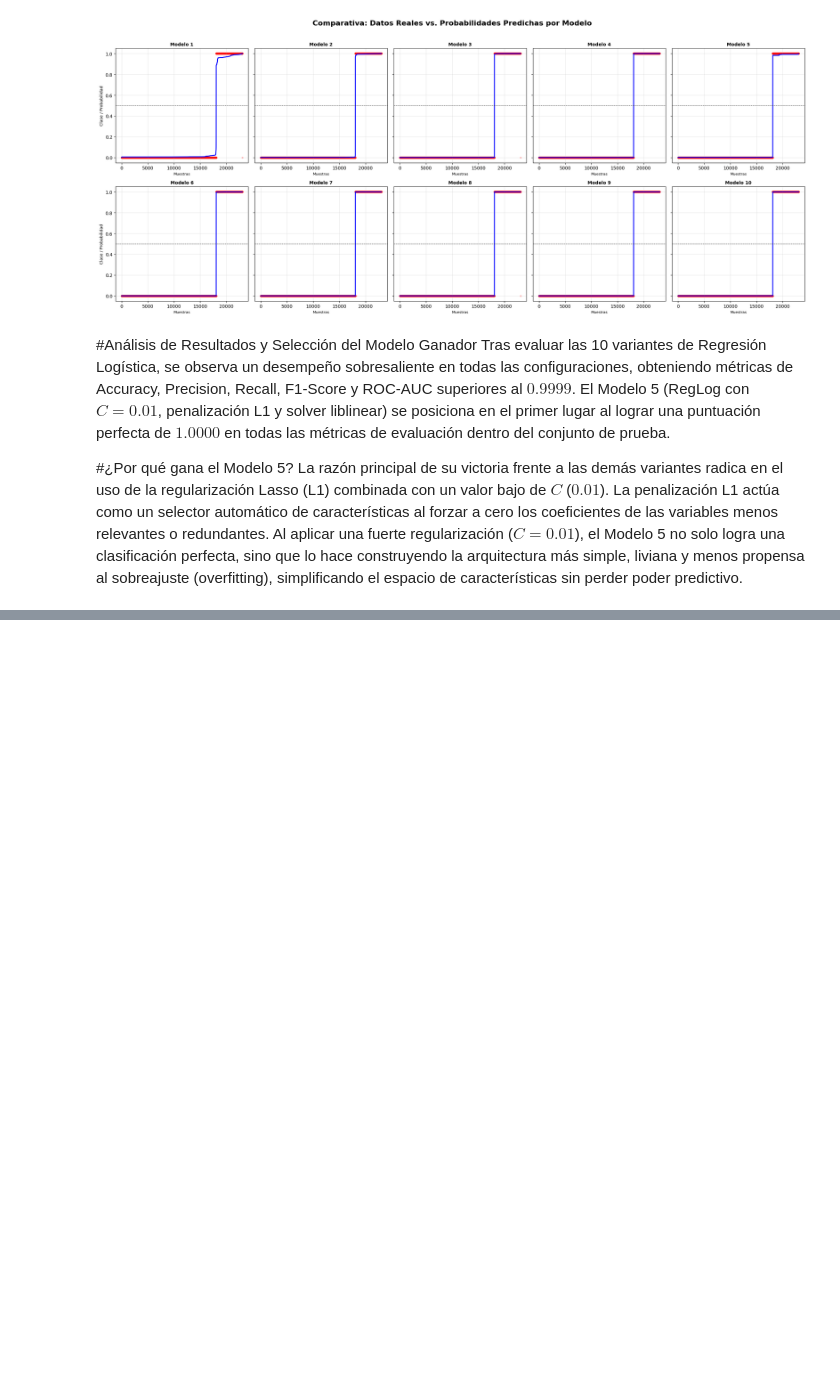
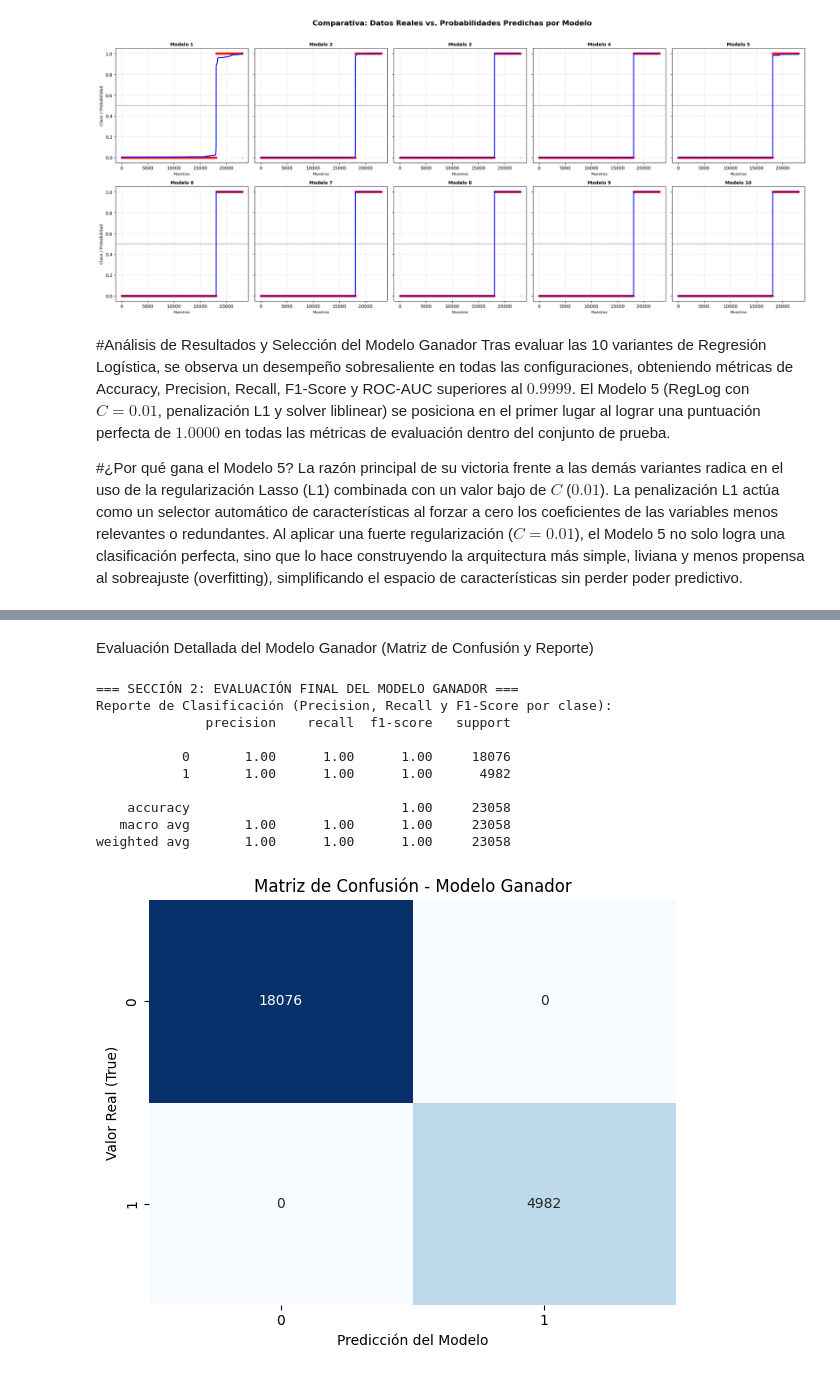
Before and after one commit to KuzotenShi/Trabajo_final, a Jupyter notebook: Modelo_de_Machine_learning.ipynb, the cells around one changed output, grey strips where cells are left out. Cells and saved outputs as stored; diff of their text form; code cells hidden in the pictures; blank space fills up the shorter version.

```diff
--- a/Modelo_de_Machine_learning.ipynb
+++ b/Modelo_de_Machine_learning.ipynb
@@ -300,0 +845,41 @@ La razón principal de su victoria frente a las demás variantes radica en el us
+# %% [markdown]
+Evaluación Detallada del Modelo Ganador (Matriz de Confusión y Reporte)
+# %%
+from sklearn.metrics import classification_report, confusion_matrix
+import seaborn as sns
+import matplotlib.pyplot as plt
+
+def evaluar_modelo_ganador(modelo_ganador, X_test, y_test):
+    print("\n=== SECCIÓN 2: EVALUACIÓN FINAL DEL MODELO GANADOR ===")
+
+    y_pred = modelo_ganador.predict(X_test)
+
+    # 1. Reporte de Clasificación detallado
+    print("Reporte de Clasificación (Precision, Recall y F1-Score por clase):")
+    reporte = classification_report(y_test, y_pred, output_dict=False)
+    print(reporte)
+
+    # 2. Matriz de Confusión visual
+    cm = confusion_matrix(y_test, y_pred)
+    plt.figure(figsize=(6, 5))
+    sns.heatmap(cm, annot=True, fmt='d', cmap='Blues', cbar=False)
+    plt.title('Matriz de Confusión - Modelo Ganador')
+    plt.xlabel('Predicción del Modelo')
+    plt.ylabel('Valor Real (True)')
+    plt.tight_layout()
+    plt.show()
+
+# EJECUCIÓN:
+evaluar_modelo_ganador(mejor_modelo_global, X_test, y_test)
+# %% [output]
+=== SECCIÓN 2: EVALUACIÓN FINAL DEL MODELO GANADOR ===
+Reporte de Clasificación (Precision, Recall y F1-Score por clase):
+              precision    recall  f1-score   support
+
+           0       1.00      1.00      1.00     18076
+           1       1.00      1.00      1.00      4982
+
+    accuracy                           1.00     23058
+   macro avg       1.00      1.00      1.00     23058
+weighted avg       1.00      1.00      1.00     23058
+[figure, added]
```
Also changed, not shown: parts of 33 cells of this notebook.
